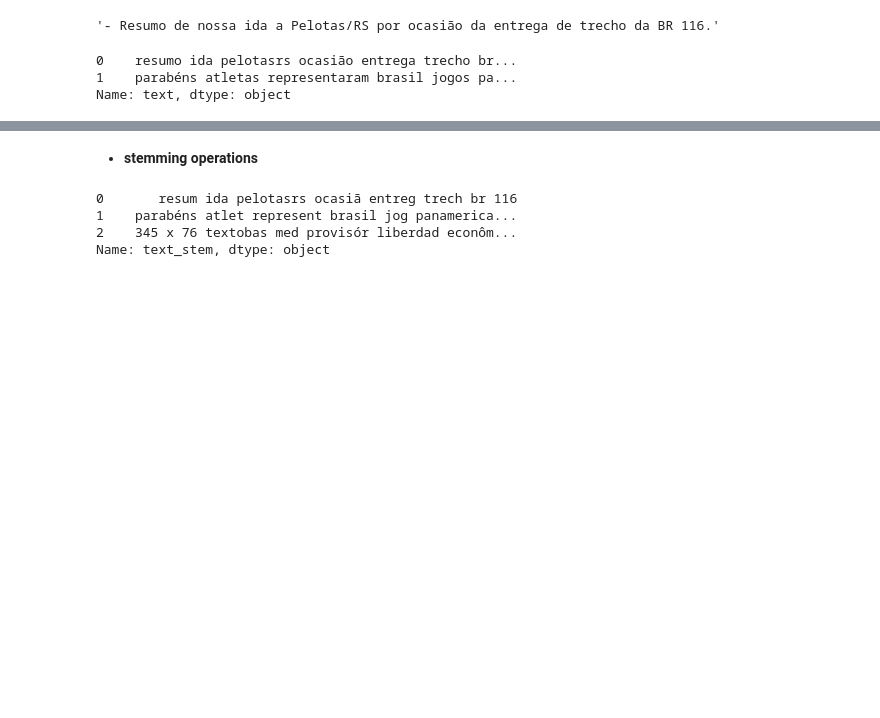
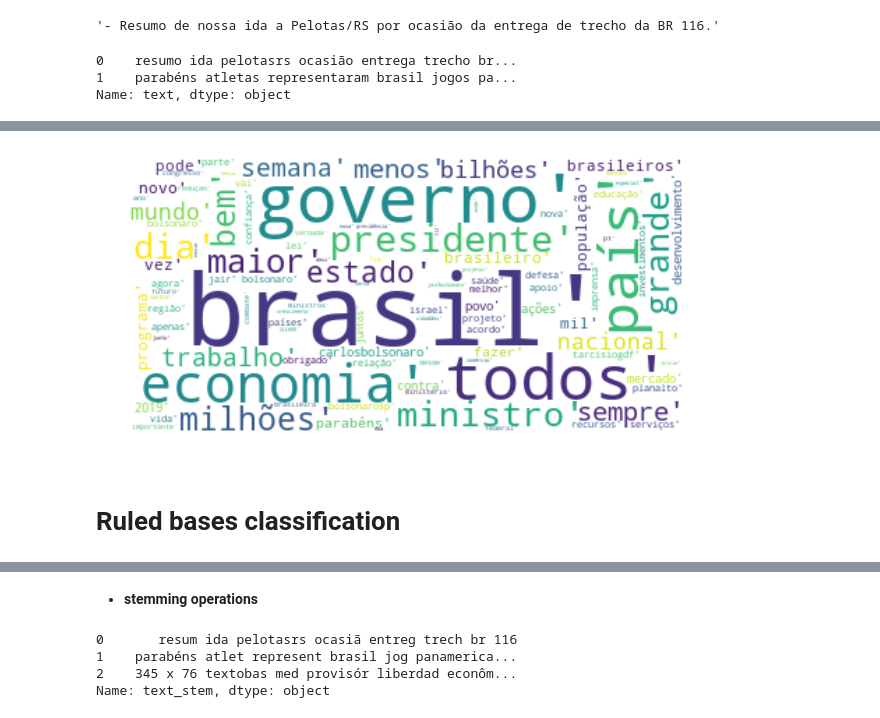
Before and after one commit to lclarete/bozoinsights, a Jupyter notebook: tweets_bolsonaro.ipynb, the cells around one changed output, grey strips where cells are left out. Cells and saved outputs as stored; diff of their text form; code cells hidden in the pictures; blank space fills up the shorter version.

```diff
--- a/tweets_bolsonaro.ipynb
+++ b/tweets_bolsonaro.ipynb
@@ -28,2 +28,21 @@ def remove_link(col):
     col = re.sub(url_pattern, '', col)
     return(col)
+# %%
+from os import path
+import matplotlib.pyplot as plt
+from wordcloud import WordCloud
+
+def word_cloud_figure(col,
+            max_words=None,
+            background_color='white',
+            stopwords=None):
+    string_text = str(col)
+    wordCloud = WordCloud(max_words=max_words,
+                        repeat=False,
+                        stopwords=stopwords,
+                        background_color=background_color
+                        ).generate(string_text)
+    plt.figure(figsize=(10,7))
+    plt.imshow(wordCloud, interpolation='bilinear')
+    plt.axis('off')
+    return(plt.show())
@@ -86,3 +129,12 @@ df.head(1)
+# %%
+# stopwords variables
+from nltk.corpus import stopwords
+sw_pt = stopwords.words('portuguese')
+sw_en = stopwords.words('english')
+sw_new = ['é', 'r', 'ser', 'via', 'sobre', 'ainda', '"', '“', 'após', 'tudo', 'cada', 'todo', '…rt', '1', 'outros', '”', 'sendo', 'vamos', 'anos', 'hoje']
+from string import digits
+sw_digits = [i for i in digits]
+sw = sw_pt + sw_en + sw_new + sw_digits
 # %%
 # Remove link
 df['text'] = df.detail.apply(remove_link)
@@ -147,0 +181,7 @@ count_words(df.text)
+# %%
+word_cloud_figure(clean_text,
+              max_words=100)
+# %% [output]
+[figure, added]
+# %% [markdown]
+# Ruled bases classification
```
Also changed, not shown: parts of 39 cells of this notebook.
